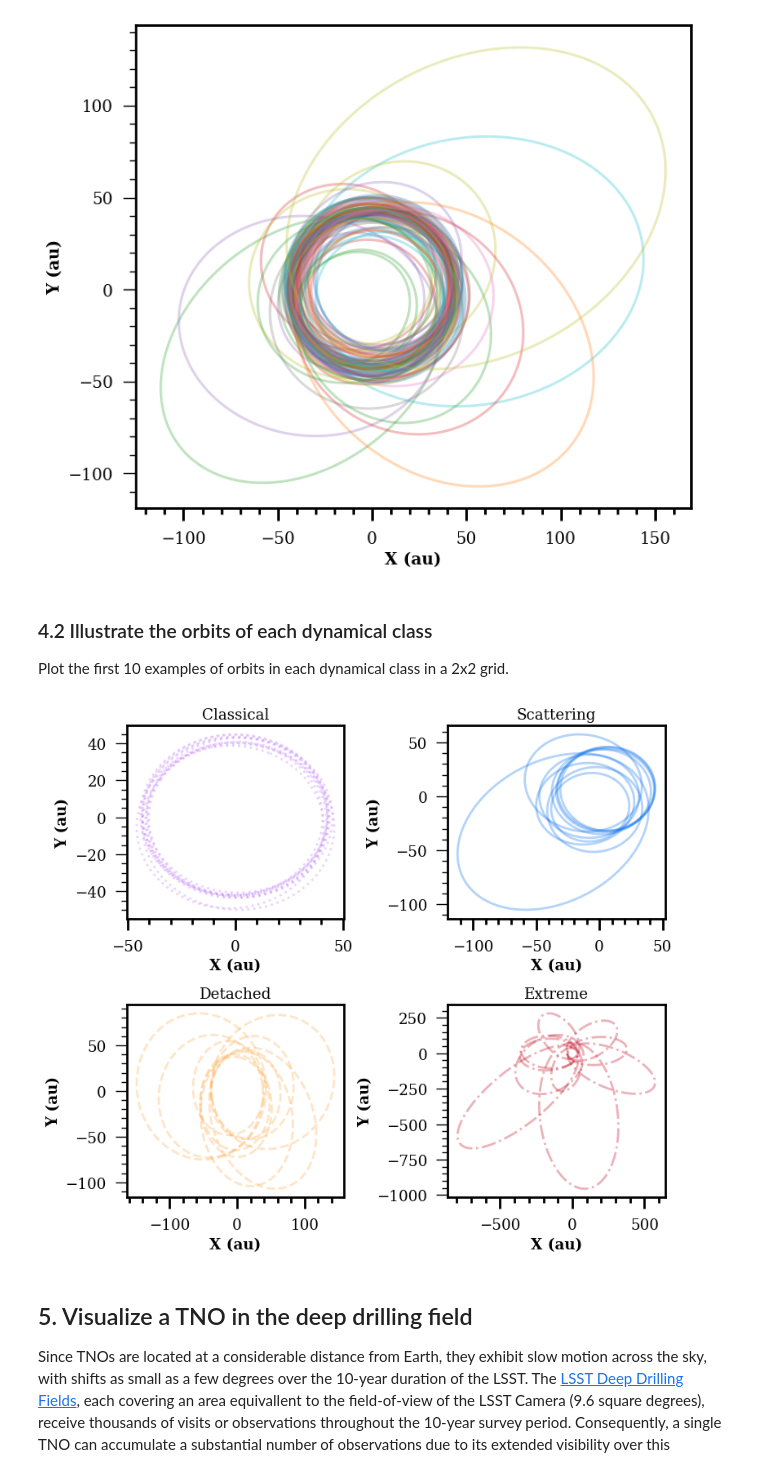
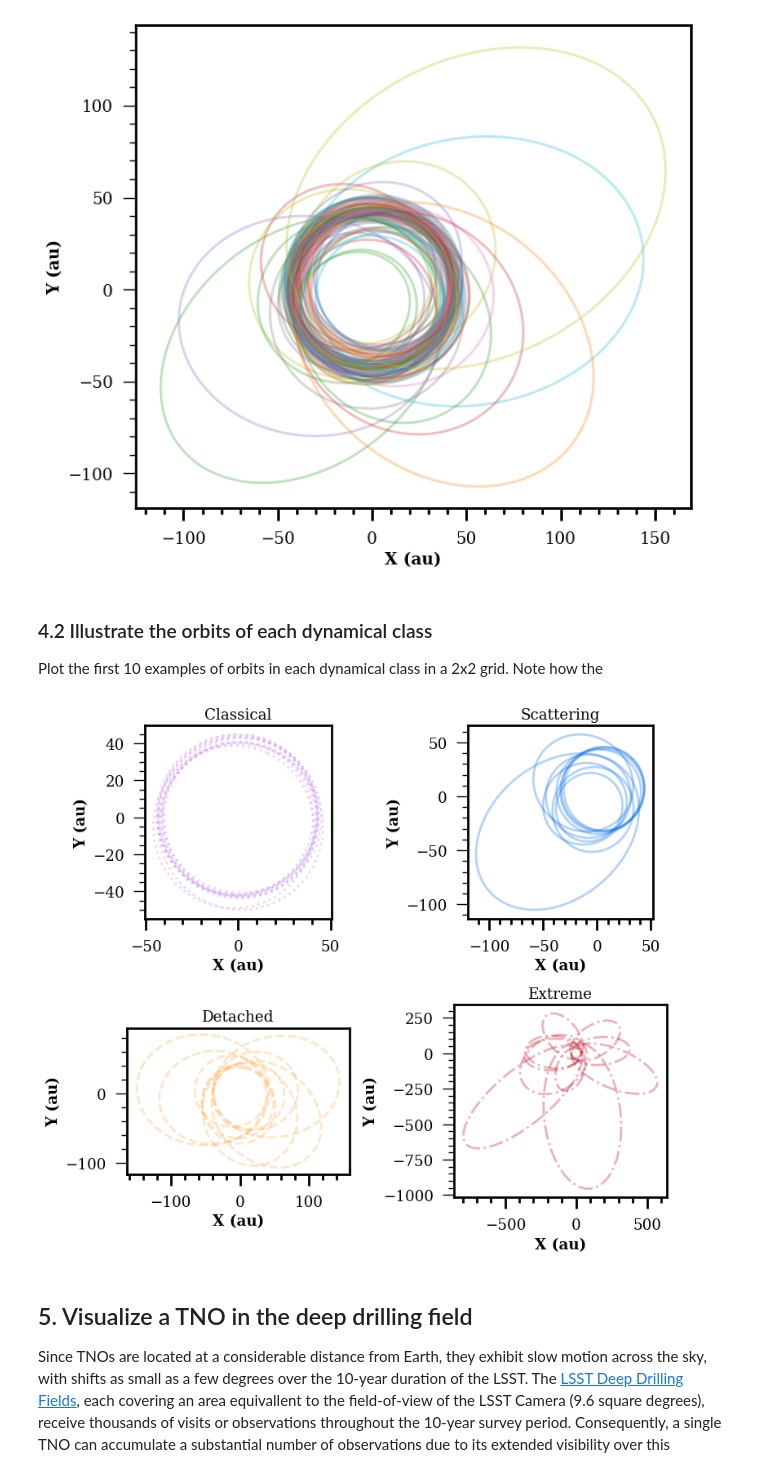
Before and after one commit to rubin-dp0/tutorial-notebooks, a Jupyter notebook: DP03_04_Trans-Neptunian_Objects.ipynb, the cells around one changed output. Saved outputs shown, nothing was run; the diff lists cells and outputs as text; code cells hidden in the pictures.

Commit message:
Adjust aspec ratio of orbits

```diff
--- a/DP03_04_Trans-Neptunian_Objects.ipynb
+++ b/DP03_04_Trans-Neptunian_Objects.ipynb
@@ -989,30 +989,31 @@ for tno in tnos[:100]:
 # %% [markdown]
 ### 4.2 Illustrate the orbits of each dynamical class
 
-Plot the first 10 examples of orbits in each dynamical class in a 2x2 grid.
+Plot the first 10 examples of orbits in each dynamical class in a 2x2 grid. Note how the
 # %%
 fig, ax = plt.subplots(2, 2, figsize=(8, 7))
 plt.rcParams["image.composite_image"] = False
 
 classes = ['Classical', 'Scattering', 'Detached', 'Extreme']
 positions = [(0, 0), (0, 1), (1, 0), (1, 1)]
 
 for use_class, (row, col) in zip(classes, positions):
     color, _, linestyle = class_to_format[use_class]
     current_ax = ax[row, col]
     current_ax.set_title(f'{use_class}')
     current_ax.set_xlabel('X (au)')
     current_ax.set_ylabel('Y (au)')
     # Plot up to 10 instances of the current class
     for tno in tnos[tnos['class'] == use_class][:10]:
         current_ax.plot(tno['fullEllipse'][:, 0], tno['fullEllipse'][:, 1],
                         color=color, linestyle=linestyle, alpha=0.3,
                         label=use_class)
+    current_ax.set_aspect('equal')
 
 plt.tight_layout()
 plt.show()
 # %% [output]
-[figure, old version]
+[figure, new version]
 # %% [markdown]
 ## 5. Visualize a TNO in the deep drilling field
 
```
